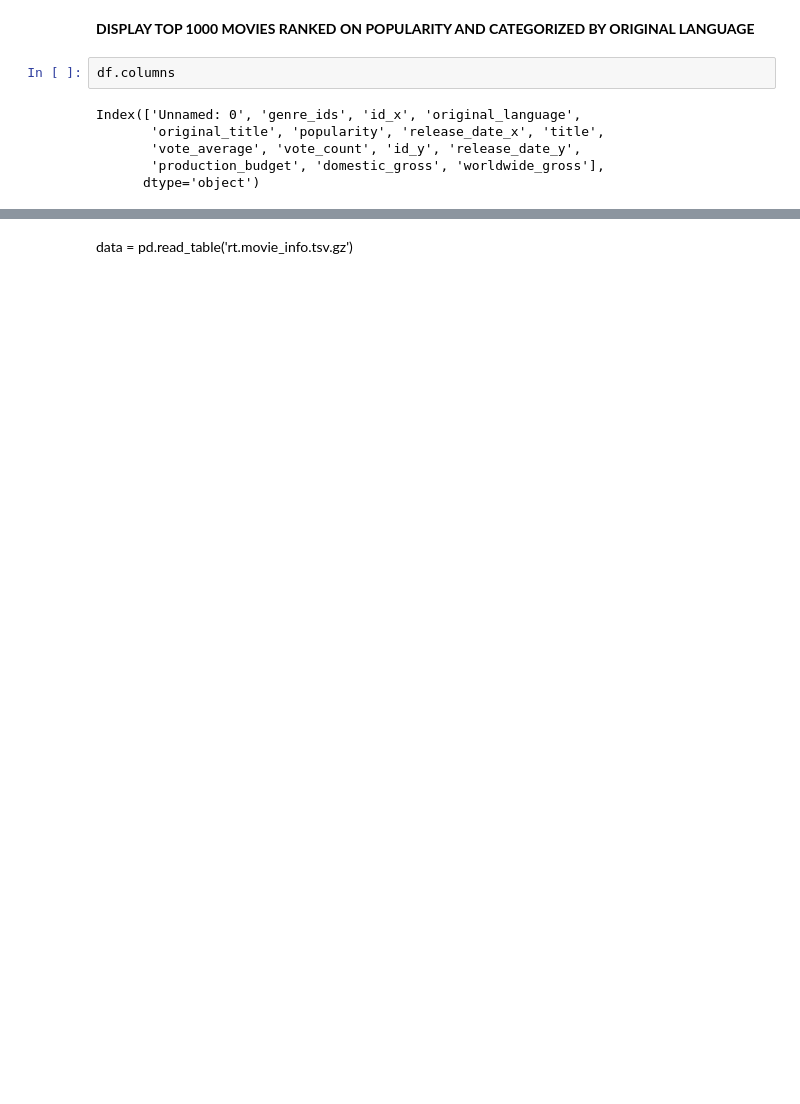
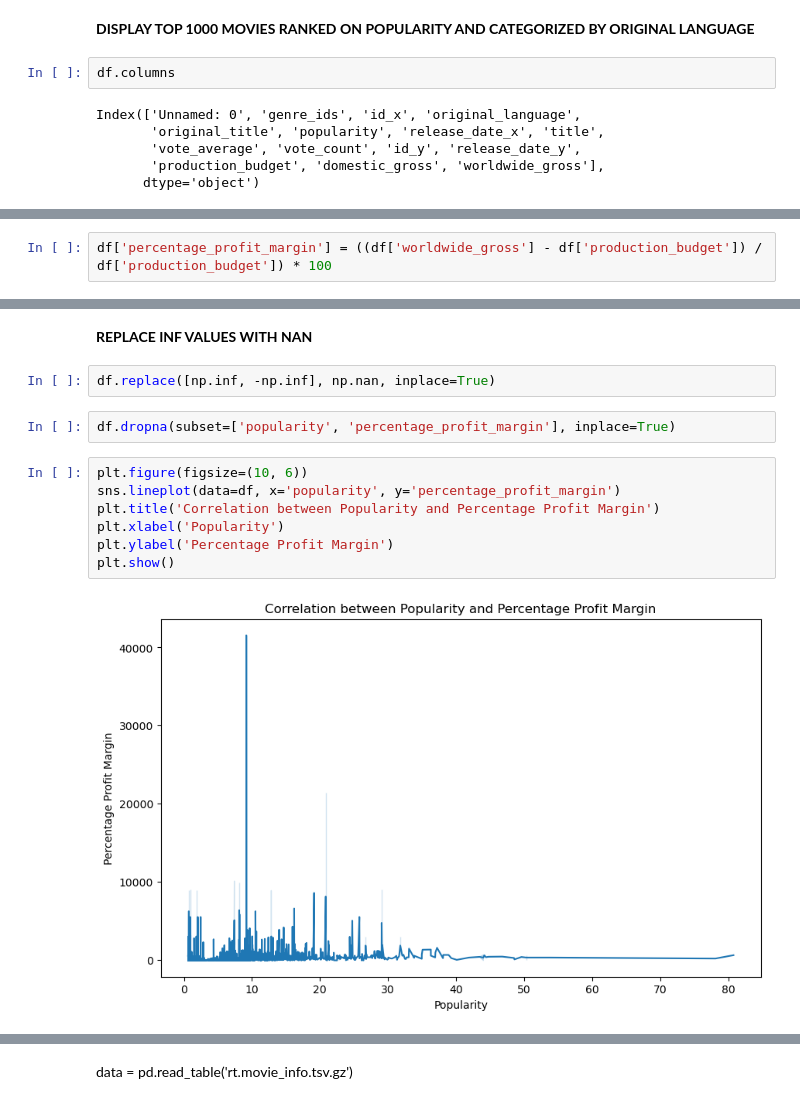
Before and after one commit to ISAACKW/PHASE1_PROJECT, a Jupyter notebook: index.ipynb, the cells around one changed output, grey strips where cells are left out. Drawn from its saved outputs; the diff is of its cells as text; blank space fills up the shorter version.

```diff
--- a/index.ipynb
+++ b/index.ipynb
@@ -630,0 +633,2 @@ plt.show()
+# %%
+df['percentage_profit_margin'] = ((df['worldwide_gross'] - df['production_budget']) / df['production_budget']) * 100
@@ -630,0 +675,15 @@ plt.show()
+# %% [markdown]
+**REPLACE INF VALUES WITH NAN**
+# %%
+df.replace([np.inf, -np.inf], np.nan, inplace=True)
+# %%
+df.dropna(subset=['popularity', 'percentage_profit_margin'], inplace=True)
+# %%
+plt.figure(figsize=(10, 6))
+sns.lineplot(data=df, x='popularity', y='percentage_profit_margin')
+plt.title('Correlation between Popularity and Percentage Profit Margin')
+plt.xlabel('Popularity')
+plt.ylabel('Percentage Profit Margin')
+plt.show()
+# %% [output]
+[figure, added]
```
Also changed, not shown: parts of 14 cells of this notebook.
